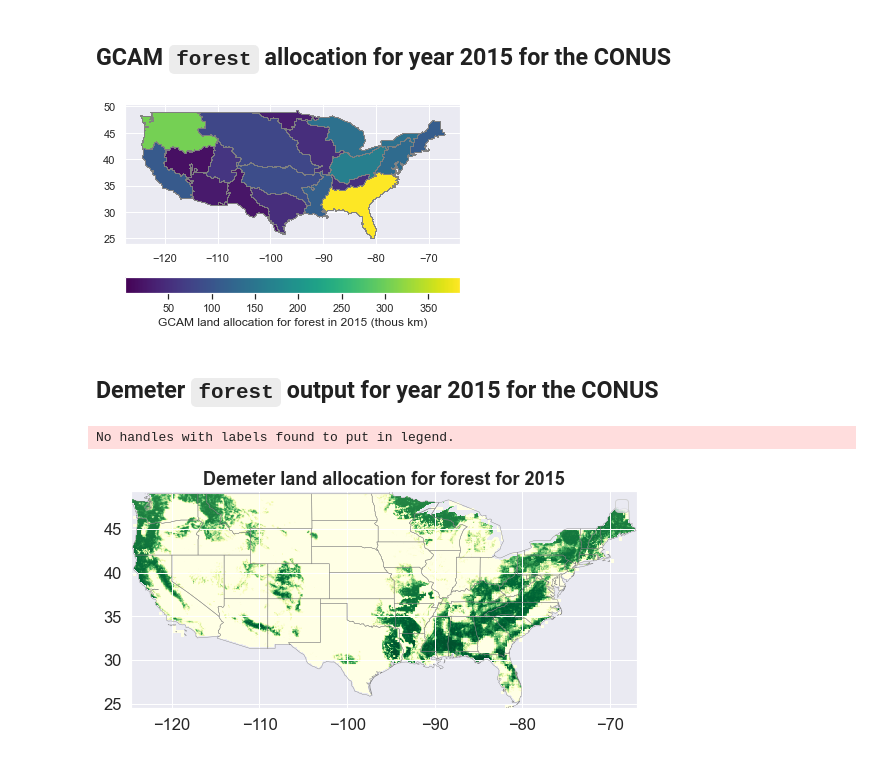
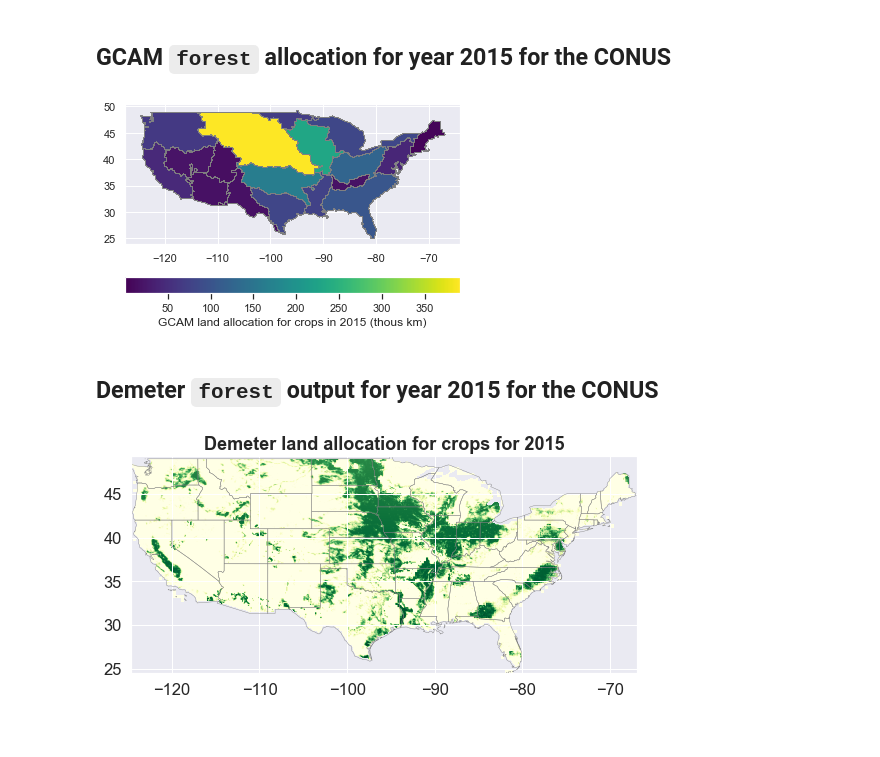
Before and after one commit to IMMM-SFA/im3vis, a Jupyter notebook: notebooks/gcam_demeter.ipynb, the cells around one changed output. Drawn from its saved outputs; the diff is of its cells as text; code cells hidden in the pictures.

```diff
--- a/notebooks/gcam_demeter.ipynb
+++ b/notebooks/gcam_demeter.ipynb
@@ -56,13 +60,12 @@ reg_ax = im3vis.gcam_demeter_region(gcam_df, target_year, landclass_list=['Corn'
 # %% [markdown]
 ## GCAM `forest` allocation for year 2015 for the CONUS
 # %%
-agg_df = im3vis.plot_gcam_conus_basin(gcam_df, target_year, landclass='forest')
+agg_df = im3vis.plot_gcam_conus_basin(gcam_df, target_year, landclass='crops')
 # %% [output]
-[figure, old version]
+[figure, new version]
 # %% [markdown]
 ## Demeter `forest` output for year 2015 for the CONUS
 # %%
-r = im3vis.plot_conus_raster(conus_boundary_gdf, demeter_gdf, landclass='forest', target_year=target_year)
+r = im3vis.plot_conus_raster(conus_boundary_gdf, demeter_gdf, landclass='crops', target_year=target_year)
 # %% [output]
-No handles with labels found to put in legend.
-[figure, old version]
+[figure, new version]
```
Also changed, not shown: parts of 3 cells of this notebook, 2 other files.
